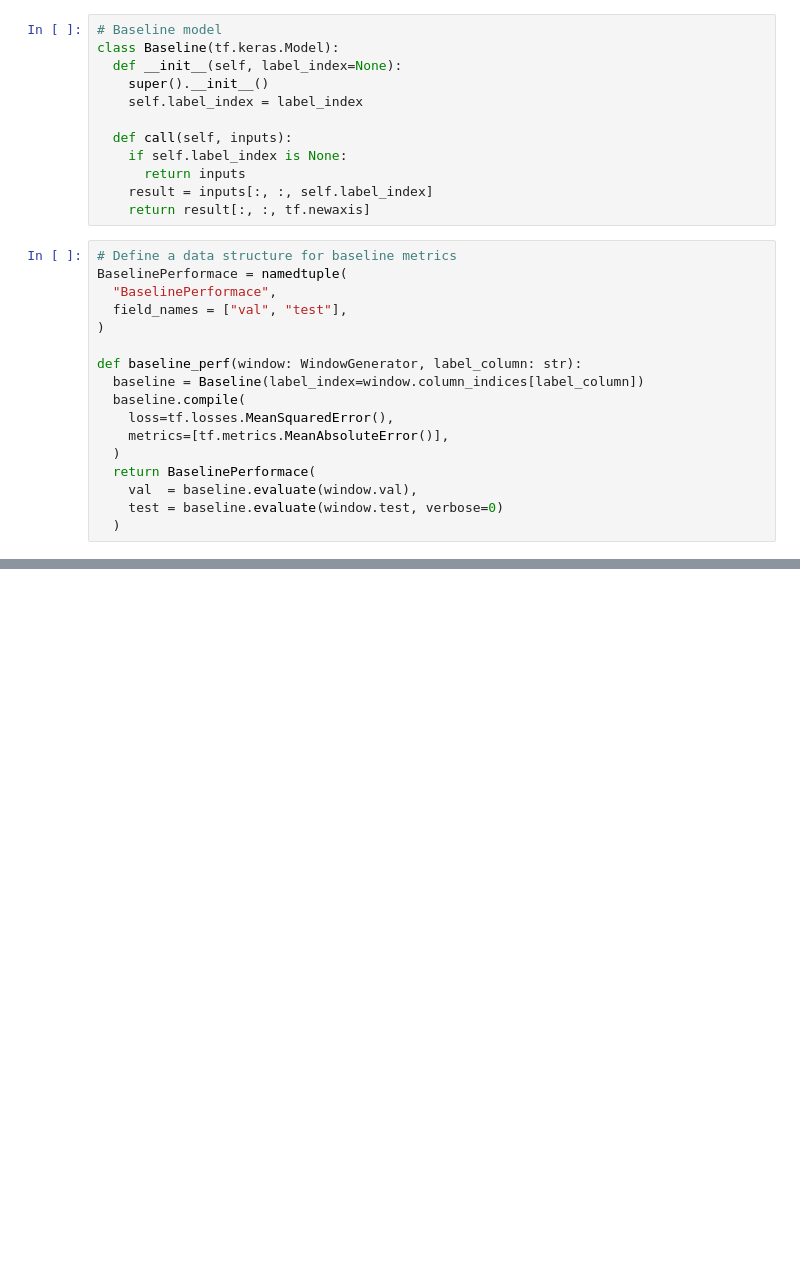
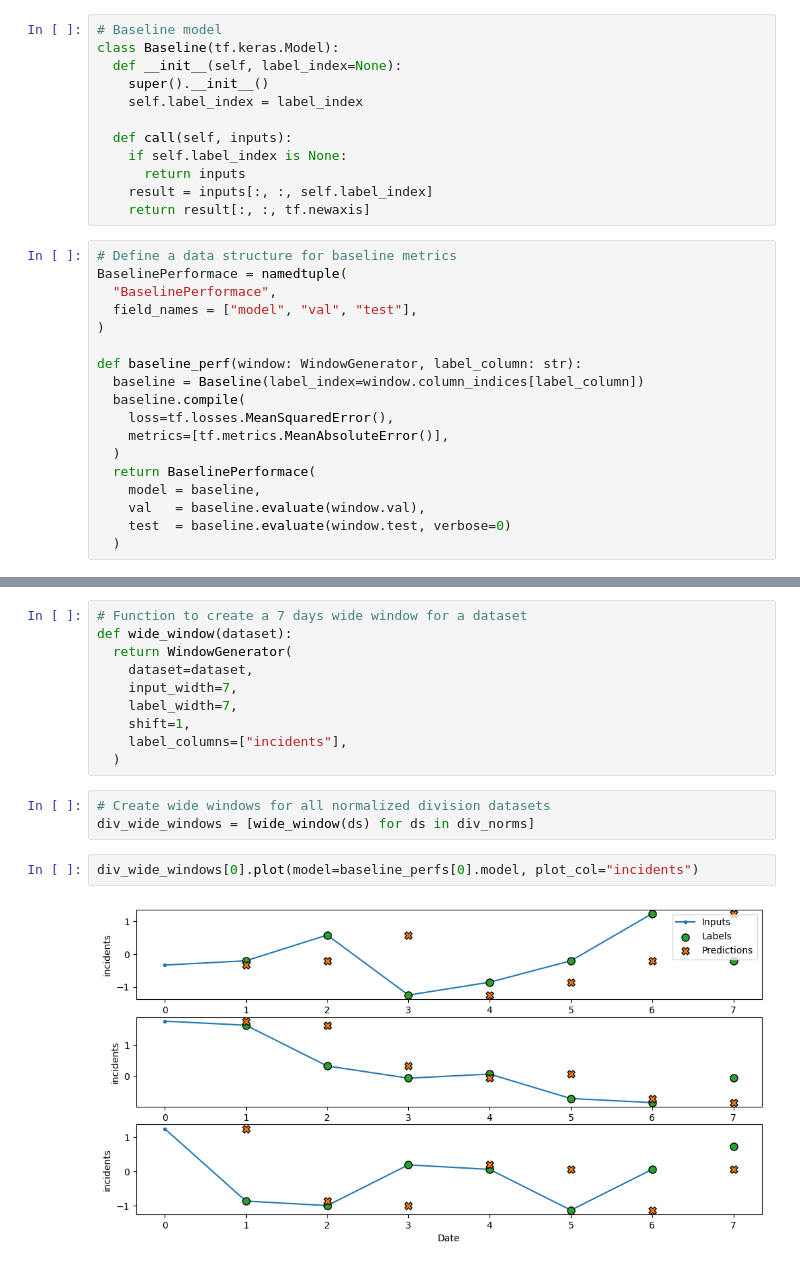
Before and after one commit to naderghanbari/mcgill-capstone, a Jupyter notebook: capstone_models.ipynb, the cells around one changed output, grey strips where cells are left out. Cells and saved outputs as stored; diff of their text form; blank space fills up the shorter version.

```diff
--- a/capstone_models.ipynb
+++ b/capstone_models.ipynb
@@ -422,7 +433,7 @@ class Baseline(tf.keras.Model):
 # Define a data structure for baseline metrics
 BaselinePerformace = namedtuple(
   "BaselinePerformace",
-  field_names = ["val", "test"],
+  field_names = ["model", "val", "test"],
 )
 
 def baseline_perf(window: WindowGenerator, label_column: str):
@@ -432,8 +443,9 @@ def baseline_perf(window: WindowGenerator, label_column: str):
     metrics=[tf.metrics.MeanAbsoluteError()],
   )
   return BaselinePerformace(
-    val  = baseline.evaluate(window.val),
-    test = baseline.evaluate(window.test, verbose=0)
+    model = baseline,
+    val   = baseline.evaluate(window.val),
+    test  = baseline.evaluate(window.test, verbose=0)
   )
 # %%
 # Baseline performance for each division
@@ -447,0 +460,17 @@ baseline_perfs = [baseline_perf(w, label_column="incidents") for w in div_single
+# %%
+# Function to create a 7 days wide window for a dataset
+def wide_window(dataset):
+  return WindowGenerator(
+    dataset=dataset,
+    input_width=7,
+    label_width=7,
+    shift=1,
+    label_columns=["incidents"],
+  )
+# %%
+# Create wide windows for all normalized division datasets
+div_wide_windows = [wide_window(ds) for ds in div_norms]
+# %%
+div_wide_windows[0].plot(model=baseline_perfs[0].model, plot_col="incidents")
+# %% [output]
+[figure, added]
```
Also changed, not shown: parts of 3 cells of this notebook.
